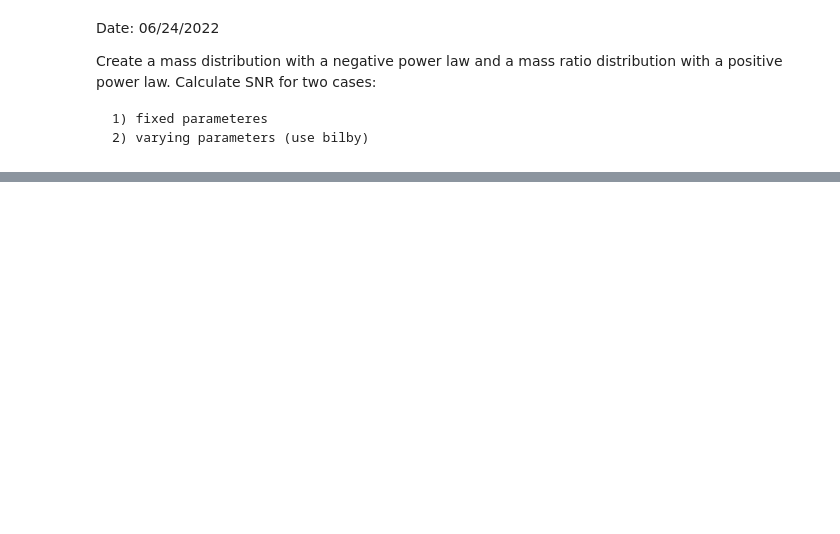
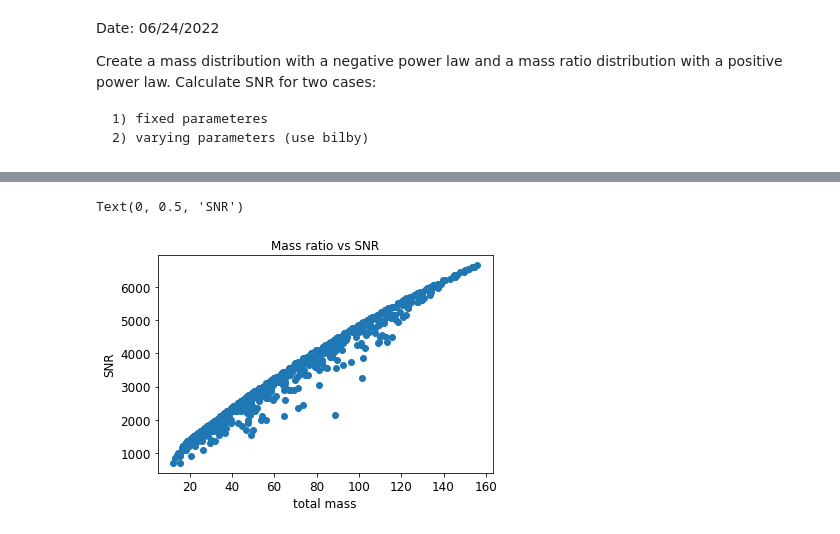
Before and after one commit to danielahyano/ligo-summer-2022, a Jupyter notebook: mass_distribution_power_law.ipynb, the cells around one changed output, grey strips where cells are left out. Drawn from its saved outputs; the diff is of its cells as text; code cells hidden in the pictures; blank space fills up the shorter version.

```diff
--- a/mass_distribution_power_law.ipynb
+++ b/mass_distribution_power_law.ipynb
@@ -169,0 +210,8 @@ Text(0, 0.5, 'distance')
+# %%
+pylab.scatter(m2_distr+m1_distr, max_distance_c1_faceon)
+pylab.title('Mass ratio vs SNR')
+pylab.xlabel('total mass')
+pylab.ylabel('SNR')
+# %% [output]
+Text(0, 0.5, 'SNR')
+[figure, added]
```
Also changed, not shown: parts of 14 cells of this notebook.
